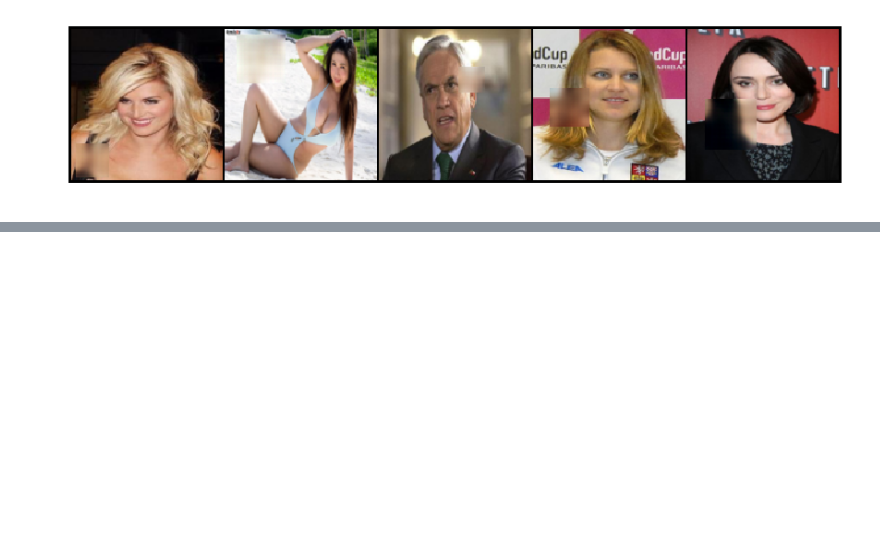
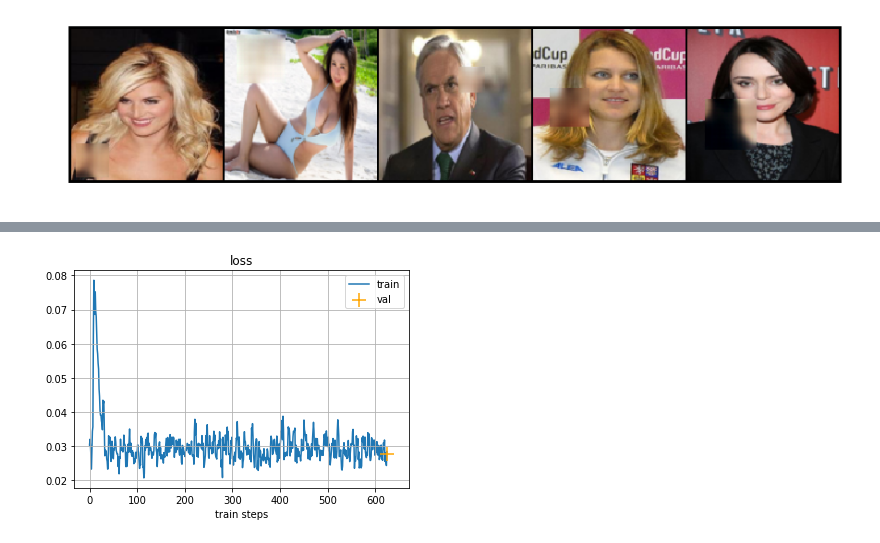
Before and after one commit to nuged/DL_project, a Jupyter notebook: Nugamanov_GMCNN.ipynb, the cells around one changed output, grey strips where cells are left out. Drawn from its saved outputs; the diff is of its cells as text; code cells hidden in the pictures; blank space fills up the shorter version.

```diff
--- a/Nugamanov_GMCNN.ipynb
+++ b/Nugamanov_GMCNN.ipynb
@@ -537,5 +545,5 @@ glob_disc = GlobalDistriminator()
 glob_disc.cuda()
 glob_opt = torch.optim.Adam(glob_disc.parameters(), lr=1e-4, betas=(0.5, 0.9))
 # %%
-train(gen, loc_disc, glob_disc, gen_opt, loc_opt, glob_opt, N_POST_EPOCHS)
+train(gen, loc_disc, glob_disc, gen_opt, loc_opt, glob_opt, 1)
 # %% [output]
@@ -543 +550,2 @@ train(gen, loc_disc, glob_disc, gen_opt, loc_opt, glob_opt, N_POST_EPOCHS)
+[figure, added]
 # %%
```
Also changed, not shown: parts of 5 cells of this notebook, 3 other files.
